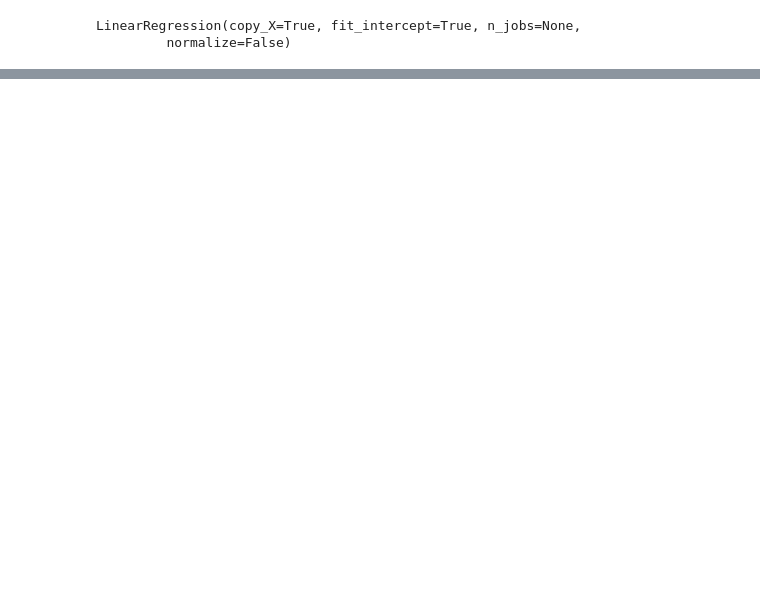
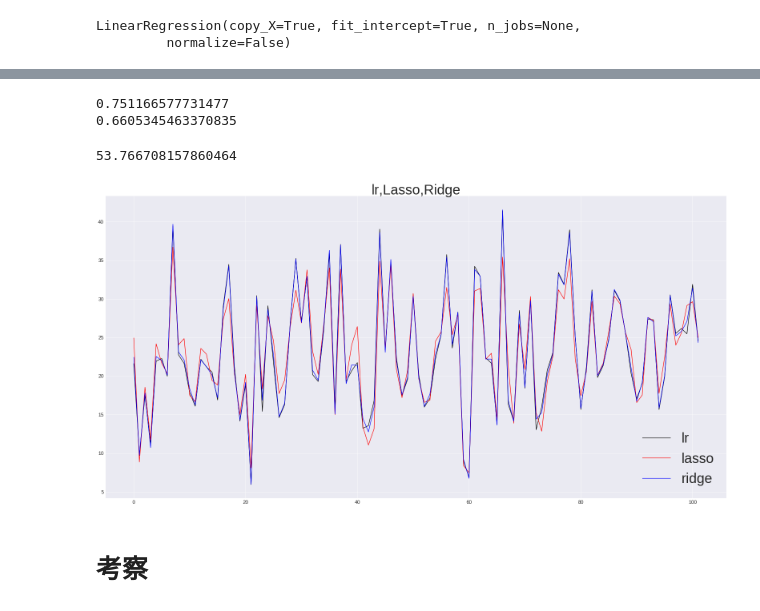
Before and after one commit to haruki0401/machine_learning, a Jupyter notebook: homework.ipynb, the cells around one changed output, grey strips where cells are left out. Drawn from its saved outputs; the diff is of its cells as text; code cells hidden in the pictures; blank space fills up the shorter version.

Commit message:
added ridge n lasso, and finished workgit status

```diff
--- a/homework.ipynb
+++ b/homework.ipynb
@@ -193,0 +205,5 @@ mean_squared_error(predict, t_test)
+# %%
+# learning model
+from sklearn.linear_model import Lasso
+sk_lasso=Lasso()
+sk_lasso.fit(X_train,t_train)
@@ -193,0 +214,3 @@ mean_squared_error(predict, t_test)
+# %%
+# predict
+lasso_predict=sk_lasso.predict(X_test)
@@ -193,0 +251,5 @@ mean_squared_error(predict, t_test)
+# %%
+# learning model
+from sklearn.linear_model import Ridge
+sk_ridge=Ridge()
+sk_ridge.fit(X_train,t_train)
@@ -193,0 +259,3 @@ mean_squared_error(predict, t_test)
+# %%
+# predict
+ridge_predict=sk_ridge.predict(X_test)
@@ -193,0 +282,29 @@ mean_squared_error(predict, t_test)
+# %%
+# coefficient of determination
+print(sk_ridge.score(X_train,t_train))
+print(sk_ridge.score(X_test,t_test))
+# %% [output]
+0.751166577731477
+0.6605345463370835
+# %%
+# accuracy calculation
+mean_squared_error(predict, t_test)
+# %% [output]
+53.766708157860464
+# %%
+# 3手法で推定された関数のグラフ化
+plt.figure(figsize=(40, 20), dpi=50)
+plt.plot(lr_predict, linestyle="solid",
+         color="black",label="lr")
+plt.plot(lasso_predict, linestyle="solid",
+         color="red", label="lasso")
+plt.plot(ridge_predict, linestyle="solid",
+         color="blue", label='ridge')
+plt.title("lr,Lasso,Ridge",fontsize=50)
+plt.legend(loc="lower right",fontsize=50)
+plt.tick_params(labelsize=18)
+plt.show()
+# %% [output]
+[figure, added]
+# %% [markdown]
+# 考察
```
Also changed, not shown: parts of 19 cells of this notebook.
